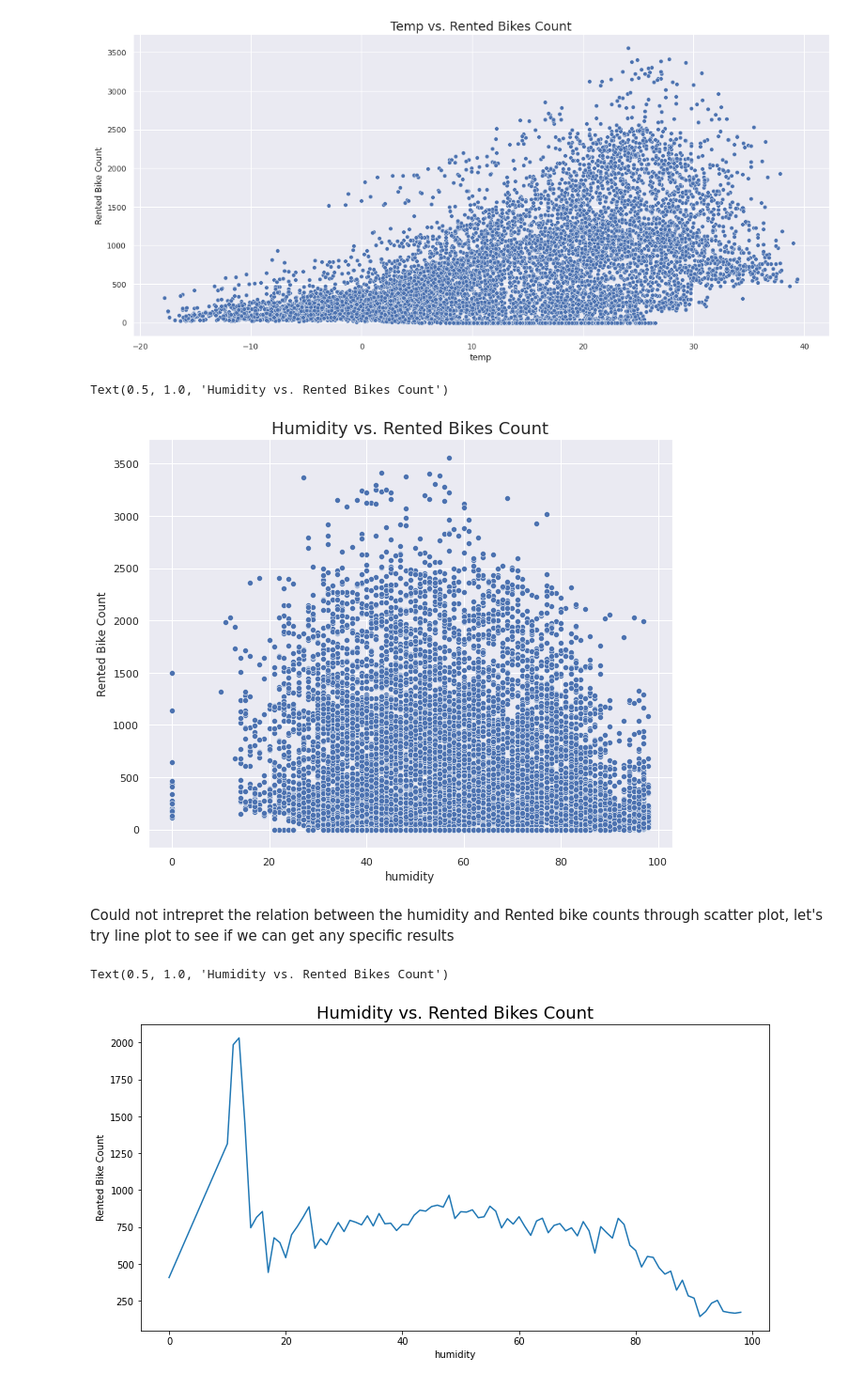
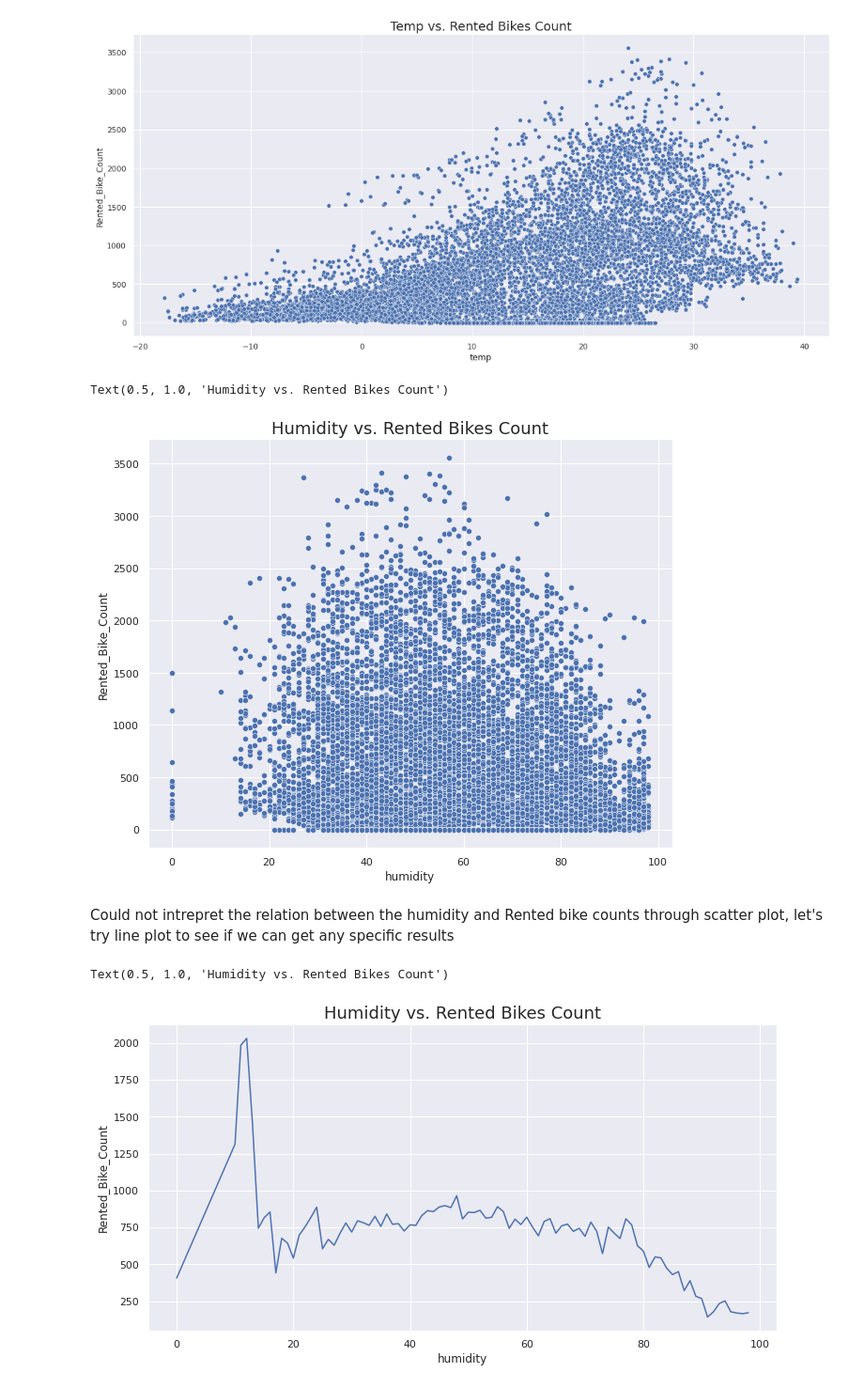
Before and after one commit to 007jayesh/Bike-Sharing-Demand-Prediction, a Jupyter notebook: Bike_Sharing_Demand_Prediction_Capstone_Project.ipynb, the cells around one changed output. Shown at 94% size. Drawn from its saved outputs; the diff is of its cells as text; code cells hidden in the pictures.

```diff
--- a/Bike_Sharing_Demand_Prediction_Capstone_Project.ipynb
+++ b/Bike_Sharing_Demand_Prediction_Capstone_Project.ipynb
@@ -83,9 +83,9 @@ df1.tail()
 | 8758 | 30/11/2018 | 712 | 22 | 2.1 | 41 | 1.0 | 1859 | ... |
 | 8759 | 30/11/2018 | 584 | 23 | 1.9 | 43 | 1.3 | 1909 | ... |
 # %%
-df=df1
+df=df1.copy()
 # %%
-df = df.rename(columns= {'Temperature(°C)':'temp', 'Humidity(%)':'humidity',
+df = df.rename(columns= {'Rented Bike Count': 'Rented_Bike_Count','Temperature(°C)':'temp', 'Humidity(%)':'humidity',
                     'Wind speed (m/s)': 'wind_speed', 'Visibility (10m)': 'visibility',
                     'Dew point temperature(°C)':'dew_point_temp',
                     'Solar Radiation (MJ/m2)': 'solar_radiation', 'Rainfall(mm)': 'rainfall',
@@ -258,22 +357,22 @@ Text(0.5, 1.0, 'Temp vs. Rented Bikes Count')
 seaborn.set(style='whitegrid')
 sns.set(rc = {'figure.figsize':(10,8)})
 Bike_vs_humidity=seaborn.scatterplot(x="humidity",
-                    y="Rented Bike Count",
+                    y="Rented_Bike_Count",
                     data=df)
 Bike_vs_humidity.set_title("Humidity vs. Rented Bikes Count",fontsize=18)
 # %% [output]
 Text(0.5, 1.0, 'Humidity vs. Rented Bikes Count')
-[figure, old version]
+[figure, new version]
 # %% [markdown]
 Could not intrepret the relation between the humidity and Rented bike counts through scatter plot, let's try line plot to see if we can get any specific results
 # %%
 plt.figure(figsize=(12,6))
-temp_df = df.groupby('humidity').mean()['Rented Bike Count']
+temp_df = df.groupby('humidity').mean()['Rented_Bike_Count']
 x = sns.lineplot(data=temp_df)
 x.set_title("Humidity vs. Rented Bikes Count",fontsize=18)
 # %% [output]
 Text(0.5, 1.0, 'Humidity vs. Rented Bikes Count')
-[figure, old version]
+[figure, new version]
 # %%
 fig, axes = plt.subplots(nrows=1, ncols=2, figsize=(25, 6))
 ax = axes.flatten()
```
Also changed, not shown: parts of 25 cells of this notebook.
